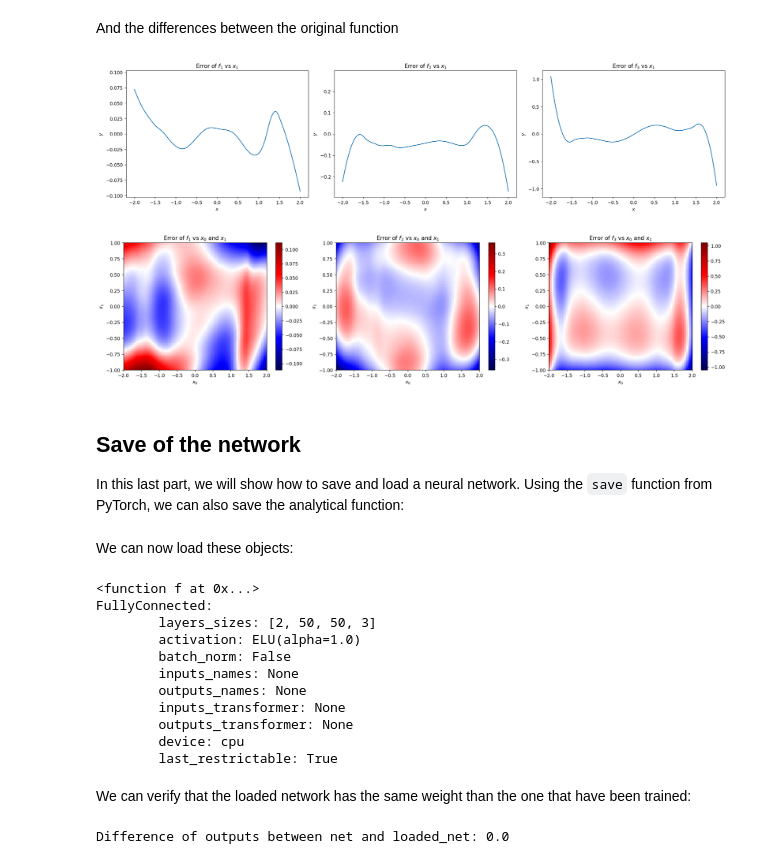
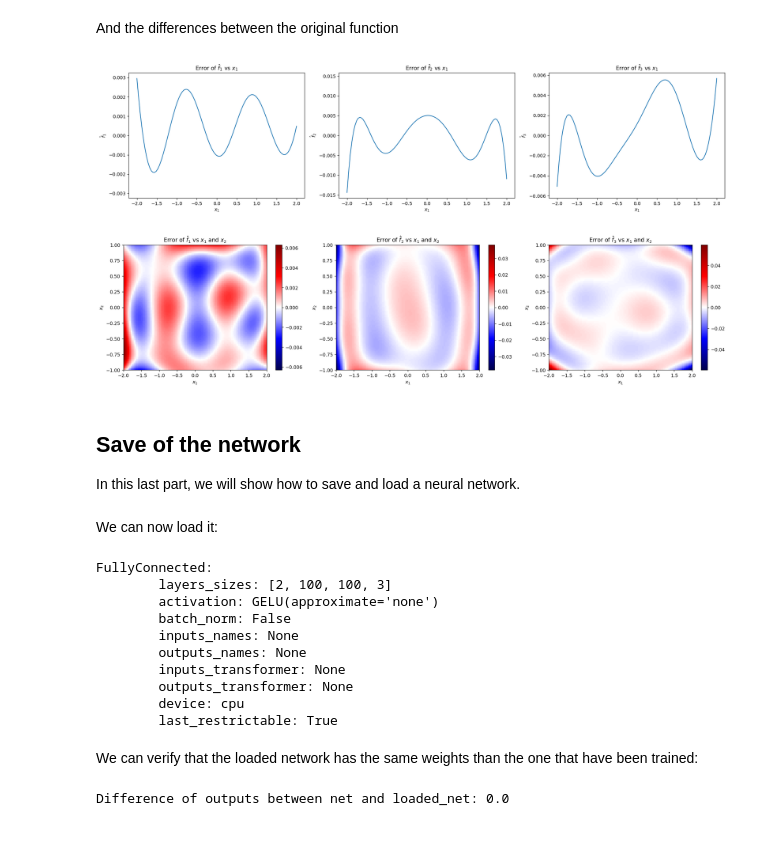
Before and after one commit to einigl/ism-model-nn-approximation, a Jupyter notebook: example-notebooks/training.ipynb, the cells around one changed output. Cells and saved outputs as stored; diff of their text form; code cells hidden in the pictures; blank space fills up the shorter version.

```diff
--- a/example-notebooks/training.ipynb
+++ b/example-notebooks/training.ipynb
@@ -94,0 +74,11 @@ y_mesh.shape: (10000, 3)
+# %%
+# Index of free inputs, the others being restricted to their default value.
+inputs_to_plot = (1, 2) # Must be between 1 and f.n_inputs
+
+X = np.dstack(np.meshgrid(
+    *[np.linspace(*ranges[i], n_points) if i+1 in inputs_to_plot else default_values[i] * np.ones(n_points) for i in range(f.n_inputs)]
+))
+print("X.shape:", X.shape)
+
+Y = f(X)
+print("Y.shape:", Y.shape)
@@ -123,8 +114,8 @@ We will create a fully connected neural network. To do so, we have to define, so
 * the number of hidden layers
 * their respective number of neurons
 # %%
-layers_sizes = [n_inputs, 50, 50, n_outputs]
-activation = nn.ELU()
+layers_sizes = [f.n_inputs, 100, 100, f.n_outputs]
+activation = nn.GELU()
 
 net_0 = FullyConnected(
     layers_sizes,
@@ -312,56 +301,55 @@ And the differences between the original function
 # %%
 error_net = y_net - y
 
-plt.figure(dpi=125, figsize=(6.4*n_outputs, 4.8))
+plt.figure(figsize=(6.4*f.n_outputs, 4.8))
 
-for k in range(n_outputs):
-    vmax = np.abs(error_net[:, k]).max()
+for j in range(f.n_outputs):
+    vmax = np.abs(error_net[:, j]).max()
 
-    plt.subplot(1, n_outputs, k+1)
-    plt.plot(x[:, free_input-1], error_net[:, k])
+    plt.subplot(1, f.n_outputs, j+1)
+    plt.plot(x[:, input_to_plot-1], error_net[:, j])
     plt.ylim([-1.1*vmax, 1.1*vmax])
 
-    plt.xlabel("$x$")
-    plt.ylabel("$y$")
-    plt.title(f"Error of $f_{k+1}$ vs $x_{free_input}$")
+    plt.xlabel(f"$x_{input_to_plot}$")
+    plt.ylabel(f"$\\hat{{f}}_{j+1}$")
+    plt.title(f"Error of $\\hat{{f}}_{j+1}$ vs $x_{input_to_plot}$")
 
 plt.tight_layout()
 
 plt.show()
 
 #
 
-error_mesh_net = y_mesh_net - y_mesh
-Error_mesh_net = error_mesh_net.reshape(n_points, n_points, n_outputs)
+Error_net = Y_net - Y
 
-plt.figure(dpi=125, figsize=(6.4*n_outputs, 4.8))
+plt.figure(dpi=125, figsize=(6.4*f.n_outputs, 4.8))
 
-for k in range(n_outputs):
-    vmax = np.abs(Error_mesh_net[:, :, k]).max()
+for j in range(f.n_outputs):
+    vmax = np.abs(Error_net[..., j]).max()
 
-    plt.subplot(1, n_outputs, k+1)
+    plt.subplot(1, f.n_outputs, j+1)
     plt.imshow(
-        Error_mesh_net[:, :, k], cmap="seismic", aspect="auto", extent=[
-            ranges[free_inputs[0]-1][0], ranges[free_inputs[0]-1][1],
-            ranges[free_inputs[1]-1][0], ranges[free_inputs[1]-1][1],
+        Error_net[..., j], cmap="seismic", aspect="auto", extent=[
+            ranges[inputs_to_plot[0]-1][0], ranges[inputs_to_plot[0]-1][1],
+            ranges[inputs_to_plot[1]-1][0], ranges[inputs_to_plot[1]-1][1],
         ], vmin=-vmax, vmax=vmax,
     )
     plt.colorbar()
 
-    plt.xlabel(f"$x_{free_inputs[0]-1}$")
-    plt.ylabel(f"$x_{free_inputs[1]-1}$")
-    plt.title(f"Error of $f_{k+1}$ vs $x_{free_inputs[0]-1}$ and $x_{free_inputs[1]-1}$")
+    plt.xlabel(f"$x_{inputs_to_plot[0]}$")
+    plt.ylabel(f"$x_{inputs_to_plot[1]}$")
+    plt.title(f"Error of $\\hat{{f}}_{j+1}$ vs $x_{inputs_to_plot[0]}$ and $x_{inputs_to_plot[1]}$")
 
 plt.tight_layout()
 
 plt.show()
 # %% [output]
-[figure, old version]
+[figure, new version]
-[figure, old version]
+[figure, new version]
 # %% [markdown]
 ## Save of the network
 
-In this last part, we will show how to save and load a neural network. Using the `save` function from PyTorch, we can also save the analytical function:
+In this last part, we will show how to save and load a neural network.
 # %%
 path = os.path.join(os.path.splitext(os.path.abspath(''))[0], "out-training")
 
@@ -370,16 +357,12 @@ torch.save(f, os.path.join(path, "function.pth"))
 # %% [markdown]
-We can now load these objects:
+We can now load it:
 # %%
-loaded_f = torch.load(os.path.join(path, "function.pth"))
-print(loaded_f)
-
 loaded_net = FullyConnected.load("network", path)
 print(loaded_net)
 # %% [output]
-<function f at 0x...>
 FullyConnected:
-        layers_sizes: [2, 50, 50, 3]
-        activation: ELU(alpha=1.0)
+        layers_sizes: [2, 100, 100, 3]
+        activation: GELU(approximate='none')
         batch_norm: False
         inputs_names: None
         outputs_names: None
@@ -388,7 +371,7 @@ FullyConnected:
         device: cpu
         last_restrictable: True
 # %% [markdown]
-We can verify that the loaded network has the same weight than the one that have been trained:
+We can verify that the loaded network has the same weights than the one that have been trained:
 # %%
 print("Difference of outputs between net and loaded_net:", np.mean(loaded_net(x)-net(x)))
 # %% [output]
```
Also changed, not shown: parts of 22 cells of this notebook, 3 other files.
